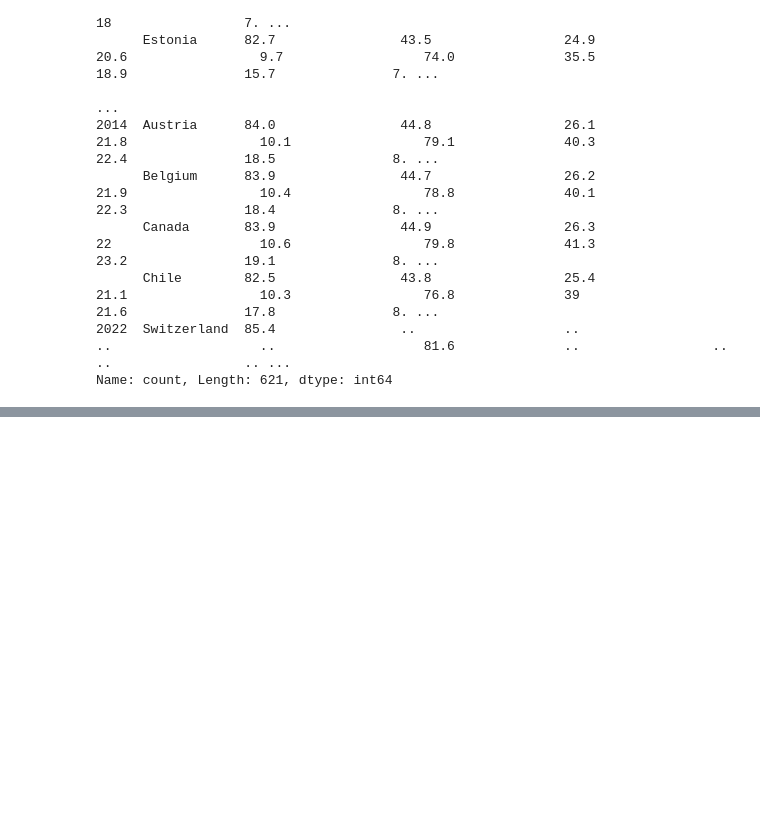
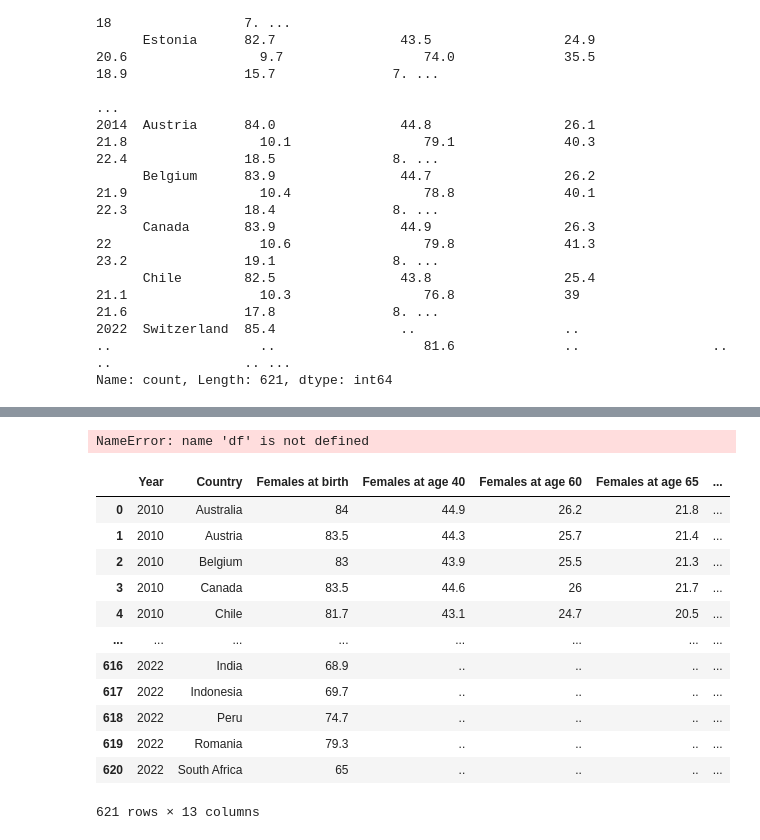
Before and after one commit to hossainmuntasir/DataVisualization, a Jupyter notebook: OECDCleaning.ipynb, the cells around one changed output, grey strips where cells are left out. Drawn from its saved outputs; the diff is of its cells as text; code cells hidden in the pictures; blank space fills up the shorter version.

```diff
--- a/OECDCleaning.ipynb
+++ b/OECDCleaning.ipynb
@@ -57,0 +55,20 @@ AttributeError: 'Series' object has no attribute 'year'
+# %%
+df
+# %% [output]
+NameError: name 'df' is not defined
+# %%
+df
+# %% [output]
+|  | Year | Country | Females at birth | Females at age 40 | Females at age 60 | Females at age 65 | ... |
+| 0 | 2010 | Australia | 84 | 44.9 | 26.2 | 21.8 | ... |
+| 1 | 2010 | Austria | 83.5 | 44.3 | 25.7 | 21.4 | ... |
+| 2 | 2010 | Belgium | 83 | 43.9 | 25.5 | 21.3 | ... |
+| 3 | 2010 | Canada | 83.5 | 44.6 | 26 | 21.7 | ... |
+| 4 | 2010 | Chile | 81.7 | 43.1 | 24.7 | 20.5 | ... |
+| ... | ... | ... | ... | ... | ... | ... | ... |
+| 616 | 2022 | India | 68.9 | .. | .. | .. | ... |
+| 617 | 2022 | Indonesia | 69.7 | .. | .. | .. | ... |
+| 618 | 2022 | Peru | 74.7 | .. | .. | .. | ... |
+| 619 | 2022 | Romania | 79.3 | .. | .. | .. | ... |
+| 620 | 2022 | South Africa | 65 | .. | .. | .. | ... |
+621 rows × 13 columns
```
Also changed, not shown: parts of 8 cells of this notebook, 4 other files.
